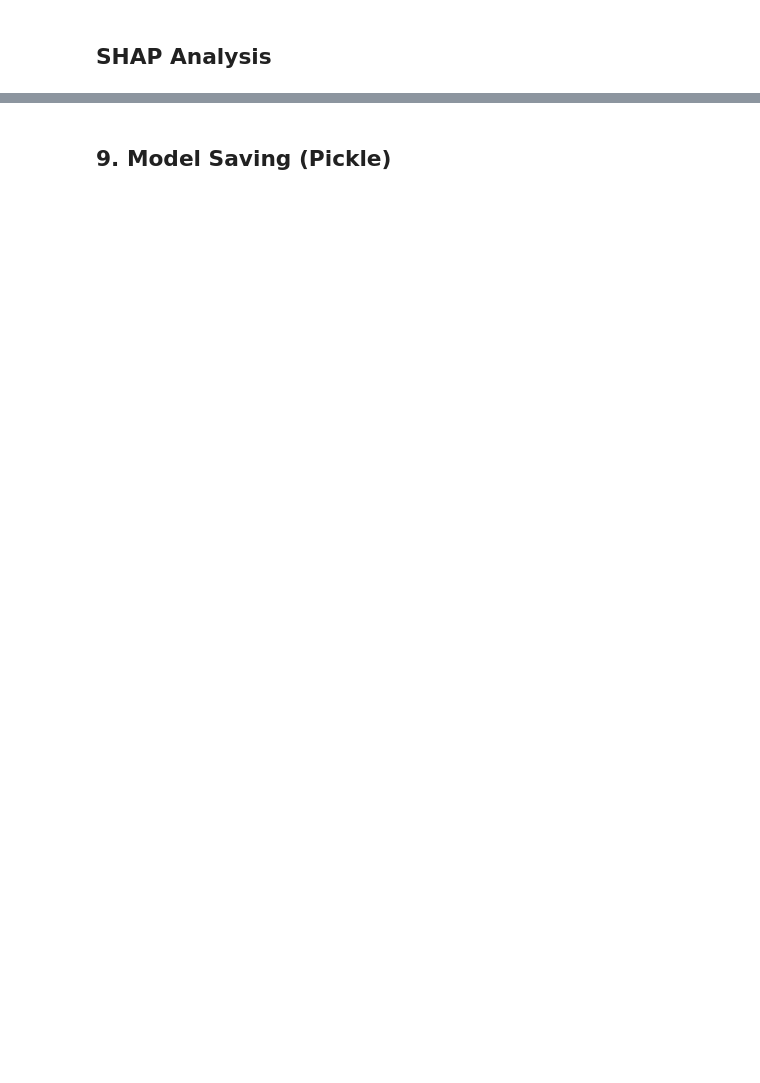
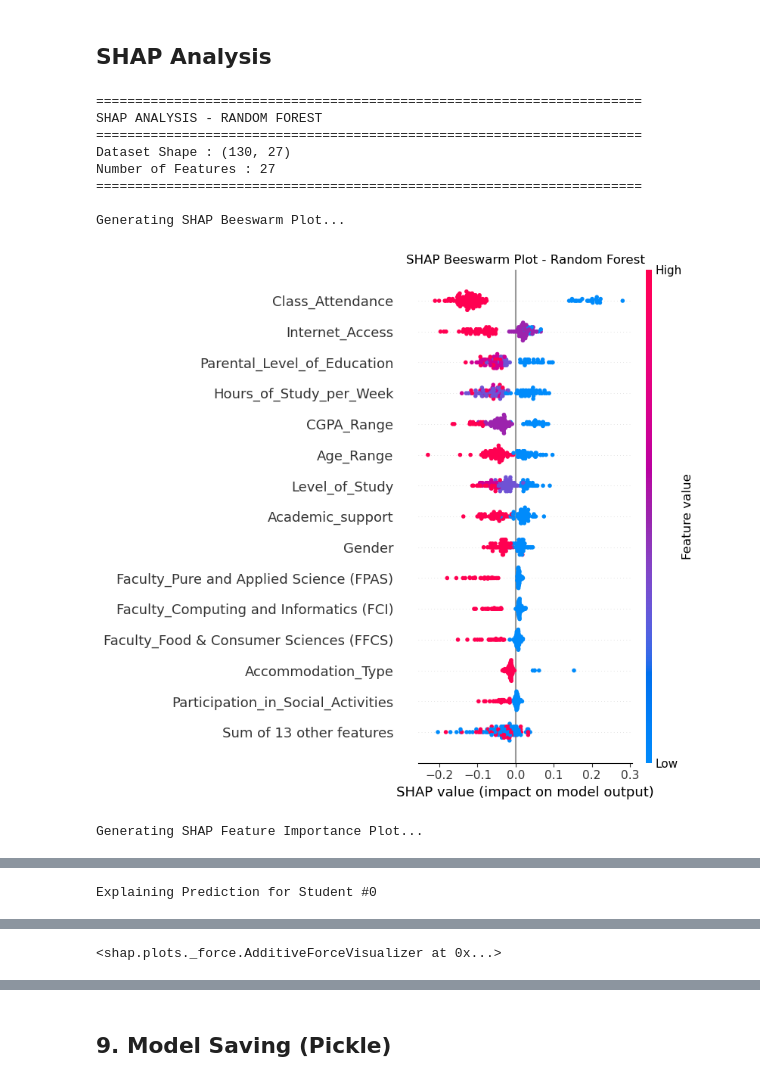
Before and after one commit to OLATECh001/Intelligent-ML-System-for-Student-dropout, a Jupyter notebook: notebook/Model_Building.ipynb, the cells around one changed output, grey strips where cells are left out. Drawn from its saved outputs; the diff is of its cells as text; code cells hidden in the pictures; blank space fills up the shorter version.

```diff
--- a/notebook/Model_Building.ipynb
+++ b/notebook/Model_Building.ipynb
@@ -1087,7 +1103,7 @@ NameError: name 'best_rf_final' is not defined
 # Final Model
 # ----------------------------------------------------------
 
-best_model = best_rf_final
+best_model = best_rf
 
 # ----------------------------------------------------------
 # Prepare Test Dataset
@@ -1173,30 +1189,41 @@ plt.title("SHAP Feature Importance - Random Forest")
 
 plt.tight_layout()
 
 plt.show()
 
 # ==========================================================
 # LOCAL EXPLANATION (WATERFALL)
 # ==========================================================
 
 sample_index = 0
 
 print(f"\nExplaining Prediction for Student #{sample_index}")
 
 shap.plots.waterfall(
     shap_values_positive[sample_index],
     max_display=15
 )
 
 # ==========================================================
 # FORCE PLOT
 # ==========================================================
 
 shap.initjs()
 
 shap.force_plot(
     base_value=shap_values_positive.base_values[sample_index],
     shap_values=shap_values_positive.values[sample_index],
     features=X_test_shap.iloc[sample_index],
     feature_names=X_test_shap.columns
 )
+# %% [output]
+======================================================================
+SHAP ANALYSIS - RANDOM FOREST
+======================================================================
+Dataset Shape : (130, 27)
+Number of Features : 27
+======================================================================
+
+Generating SHAP Beeswarm Plot...
+[figure, added]
+Generating SHAP Feature Importance Plot...
@@ -1202,0 +1231 @@ shap.force_plot(
+Explaining Prediction for Student #0
@@ -1203,2 +1234,3 @@ shap.force_plot(
+<shap.plots._force.AdditiveForceVisualizer at 0x...>
 # %%
 feature_importance = pd.Series(
```
Also changed, not shown: parts of 9 cells of this notebook, 33 other files.
